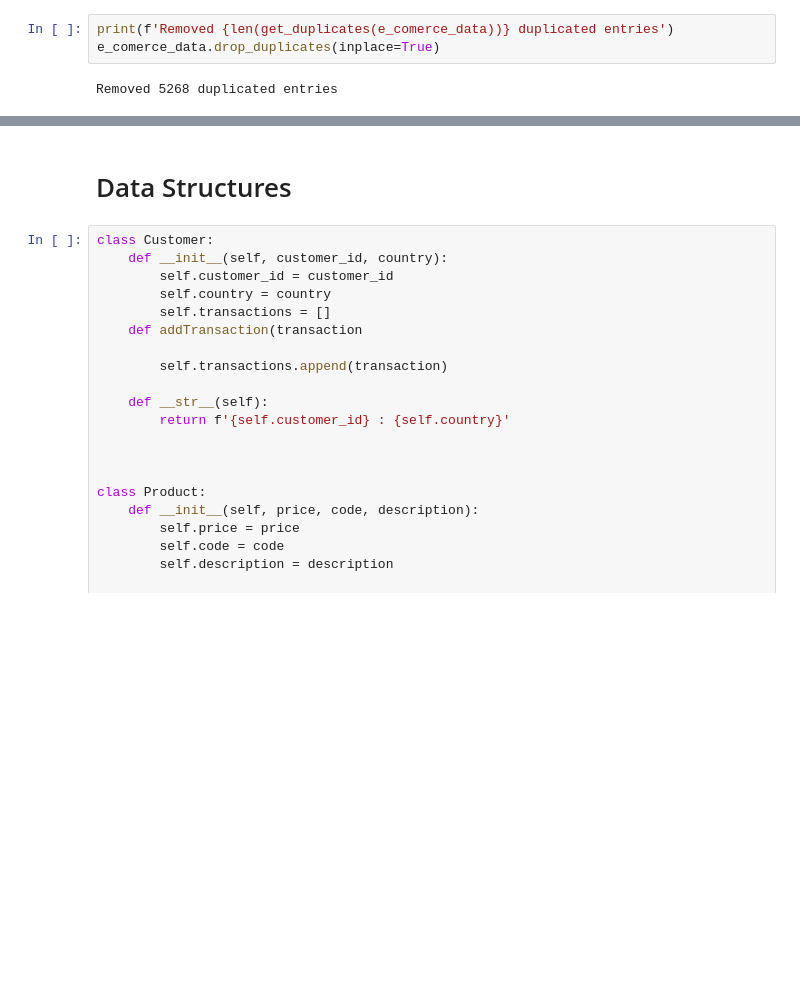
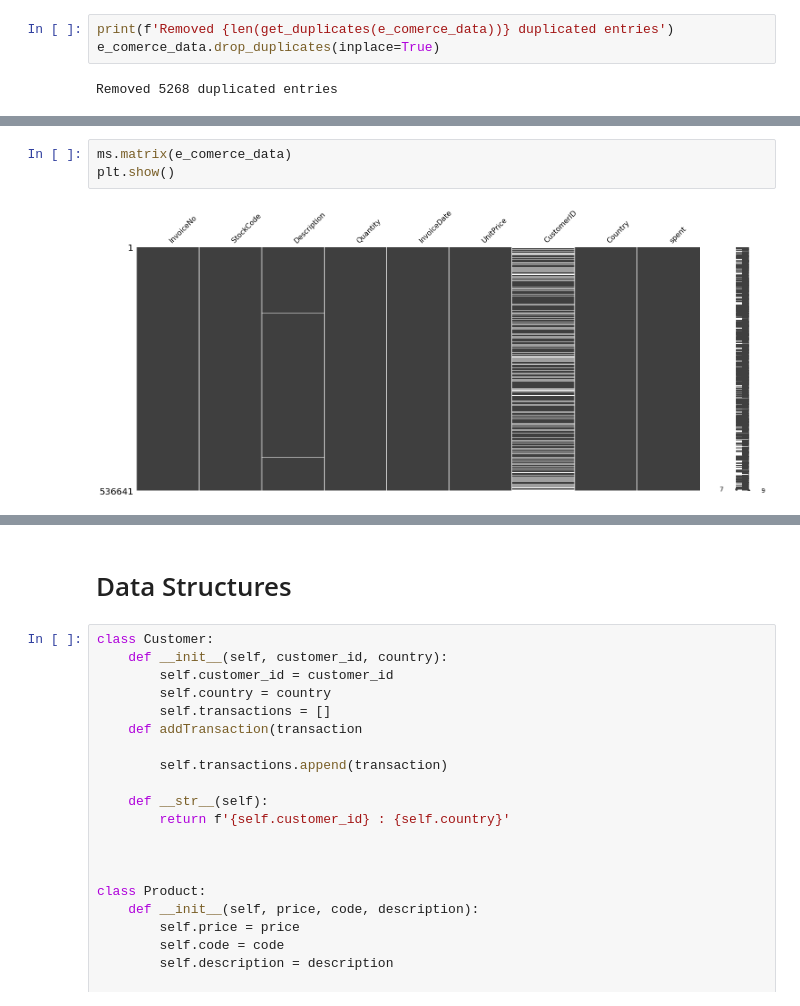
Before and after one commit to Mazzanicolas/customer-segmentation, a Jupyter notebook: CustomerSegmentation.ipynb, the cells around one changed output, grey strips where cells are left out. Saved outputs shown, nothing was run; the diff lists cells and outputs as text; blank space fills up the shorter version.

```diff
--- a/CustomerSegmentation.ipynb
+++ b/CustomerSegmentation.ipynb
@@ -63,0 +93,5 @@ Removed 5268 duplicated entries
+# %%
+ms.matrix(e_comerce_data)
+plt.show()
+# %% [output]
+[figure, added]
```
Also changed, not shown: parts of 13 cells of this notebook.
